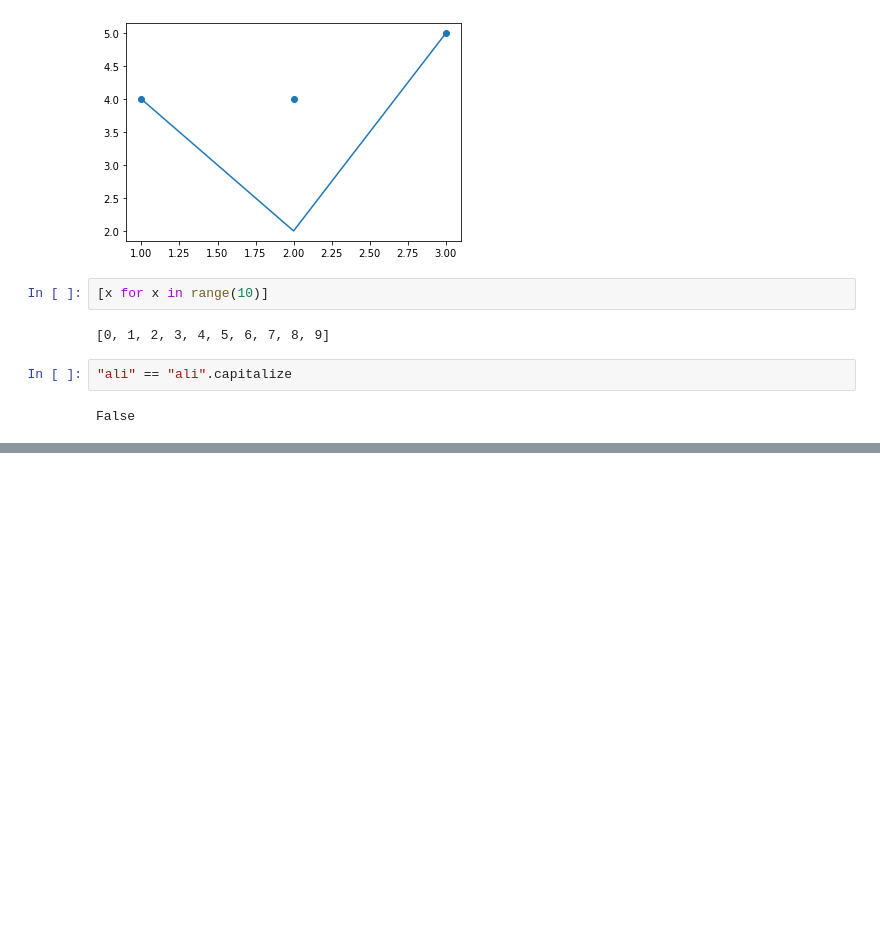
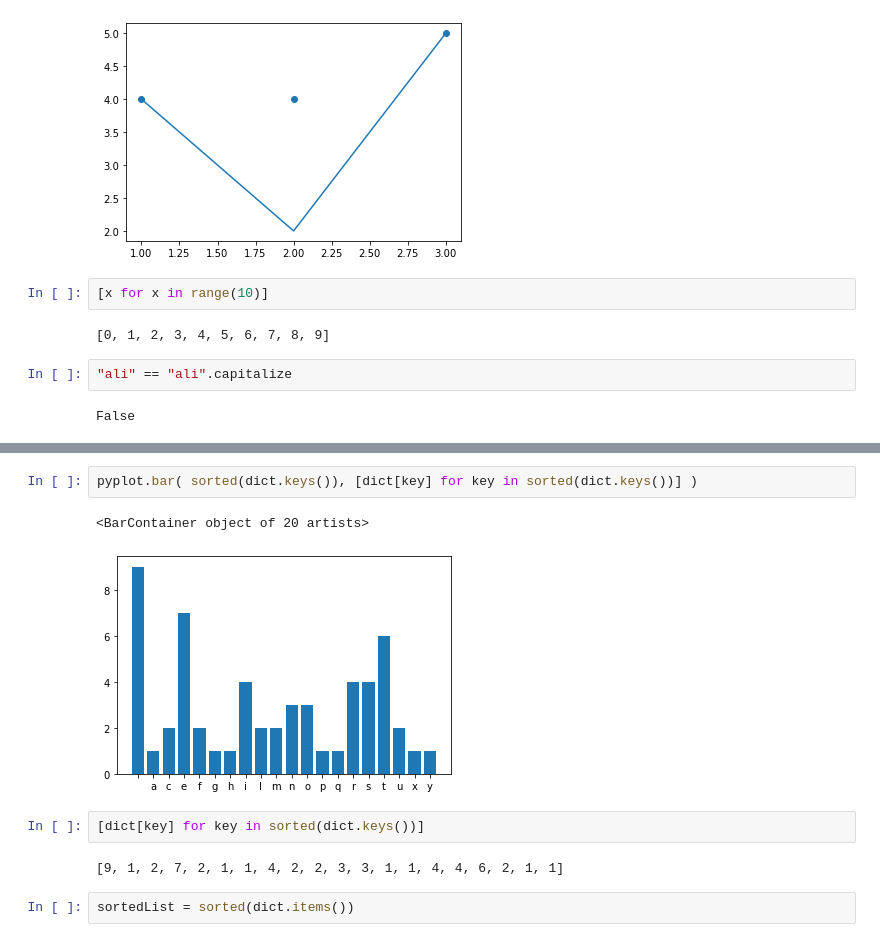
Before and after one commit to millera2/millera2.github.io, a Jupyter notebook: CS-111/CS111-scratch-pad.ipynb, the cells around one changed output, grey strips where cells are left out. Drawn from its saved outputs; the diff is of its cells as text; blank space fills up the shorter version.

```diff
--- a/CS-111/CS111-scratch-pad.ipynb
+++ b/CS-111/CS111-scratch-pad.ipynb
@@ -1649,0 +2255,11 @@ False
+# %%
+pyplot.bar( sorted(dict.keys()), [dict[key] for key in sorted(dict.keys())] )
+# %% [output]
+<BarContainer object of 20 artists>
+[figure, added]
+# %%
+[dict[key] for key in sorted(dict.keys())]
+# %% [output]
+[9, 1, 2, 7, 2, 1, 1, 4, 2, 2, 3, 3, 1, 1, 4, 4, 6, 2, 1, 1]
+# %%
+sortedList = sorted(dict.items())
```
Also changed, not shown: parts of 93 cells of this notebook, 9 other files.
